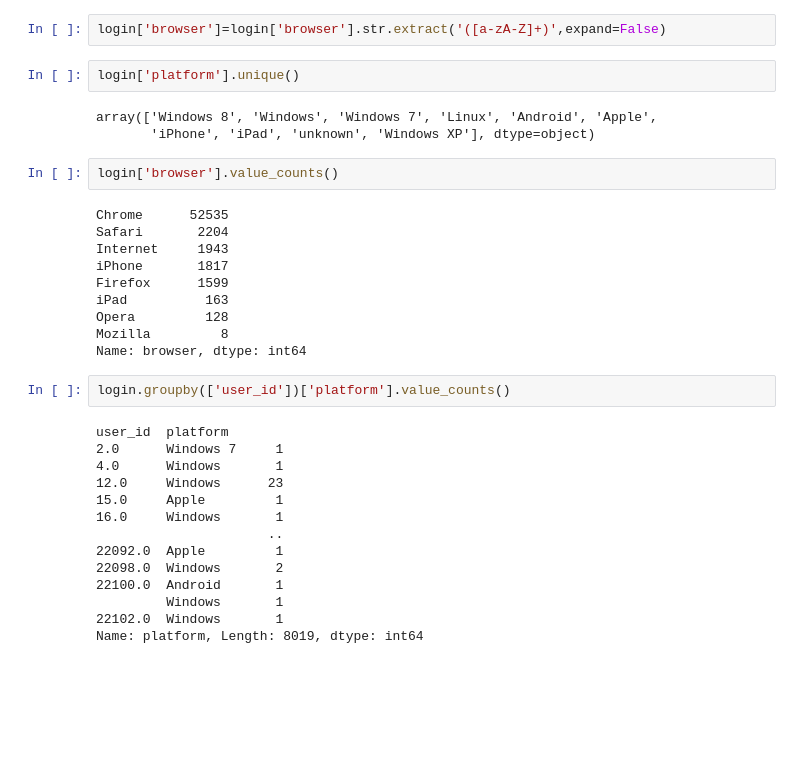
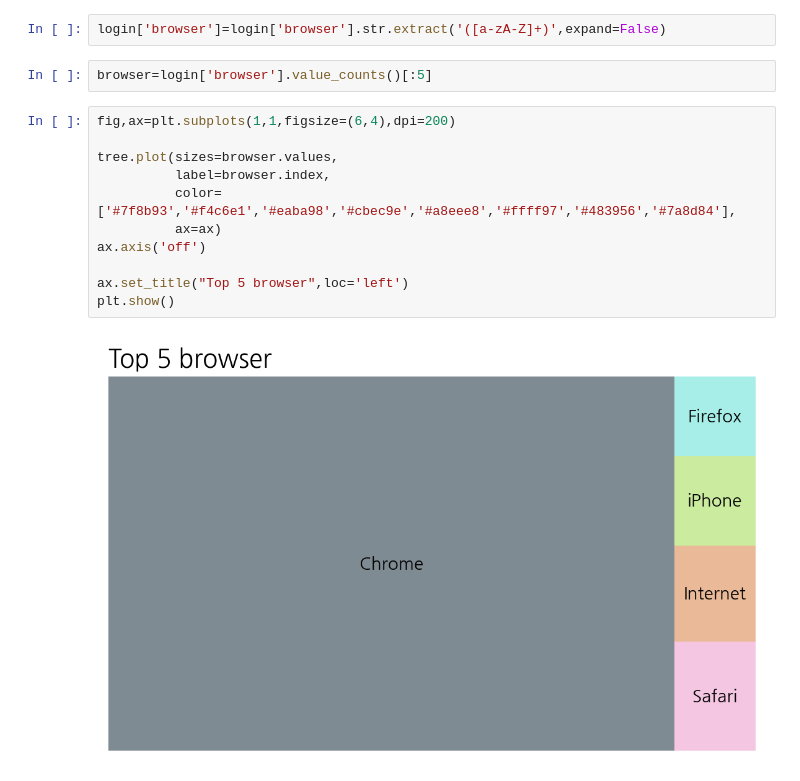
Before and after one commit to 98hyun/DACON, a Jupyter notebook: [월간데이콘]2020DaconCup/월간데이콘.ipynb, the cells around one changed output. Drawn from its saved outputs; the diff is of its cells as text; blank space fills up the shorter version.

Commit message:
tree plot

```diff
--- a/[월간데이콘]2020DaconCup/월간데이콘.ipynb
+++ b/[월간데이콘]2020DaconCup/월간데이콘.ipynb
@@ -369,36 +354,18 @@ login.head()
 | 4 | 14288.0 | 488.0 | 2018-09-23 14:05 | Windows 7 | Chrome 68.0.3440.106 |
 # %%
 login['browser']=login['browser'].str.extract('([a-zA-Z]+)',expand=False)
-# %%
-login['platform'].unique()
-# %% [output]
-array(['Windows 8', 'Windows', 'Windows 7', 'Linux', 'Android', 'Apple',
-       'iPhone', 'iPad', 'unknown', 'Windows XP'], dtype=object)
 # %%
-login['browser'].value_counts()
+browser=login['browser'].value_counts()[:5]
-# %% [output]
-Chrome      52535
-Safari       2204
-Internet     1943
-iPhone       1817
-Firefox      1599
-iPad          163
-Opera         128
-Mozilla         8
-Name: browser, dtype: int64
-# %%
-login.groupby(['user_id'])['platform'].value_counts()
-# %% [output]
-user_id  platform
-2.0      Windows 7     1
-4.0      Windows       1
-12.0     Windows      23
-15.0     Apple         1
-16.0     Windows       1
-                      ..
-22092.0  Apple         1
-22098.0  Windows       2
-22100.0  Android       1
-         Windows       1
-22102.0  Windows       1
-Name: platform, Length: 8019, dtype: int64
+# %%
+fig,ax=plt.subplots(1,1,figsize=(6,4),dpi=200)
+
+tree.plot(sizes=browser.values,
+          label=browser.index,
+          color=['#7f8b93','#f4c6e1','#eaba98','#cbec9e','#a8eee8','#ffff97','#483956','#7a8d84'],
+          ax=ax)
+ax.axis('off')
+
+ax.set_title("Top 5 browser",loc='left')
+plt.show()
+# %% [output]
+[figure, added]
```
Also changed, not shown: parts of 6 cells of this notebook.
